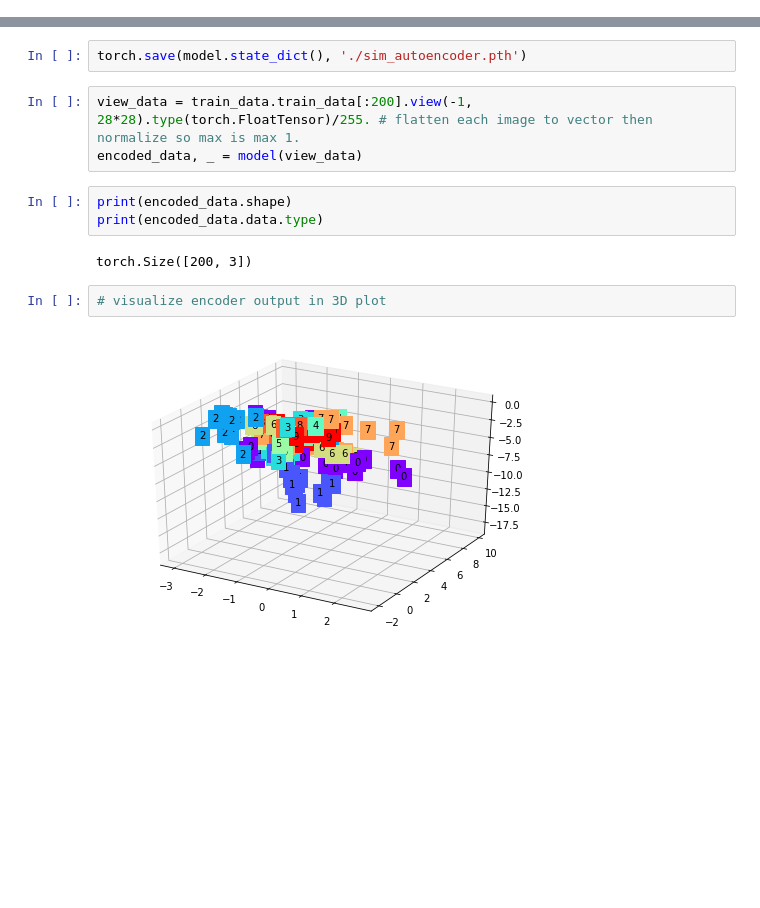
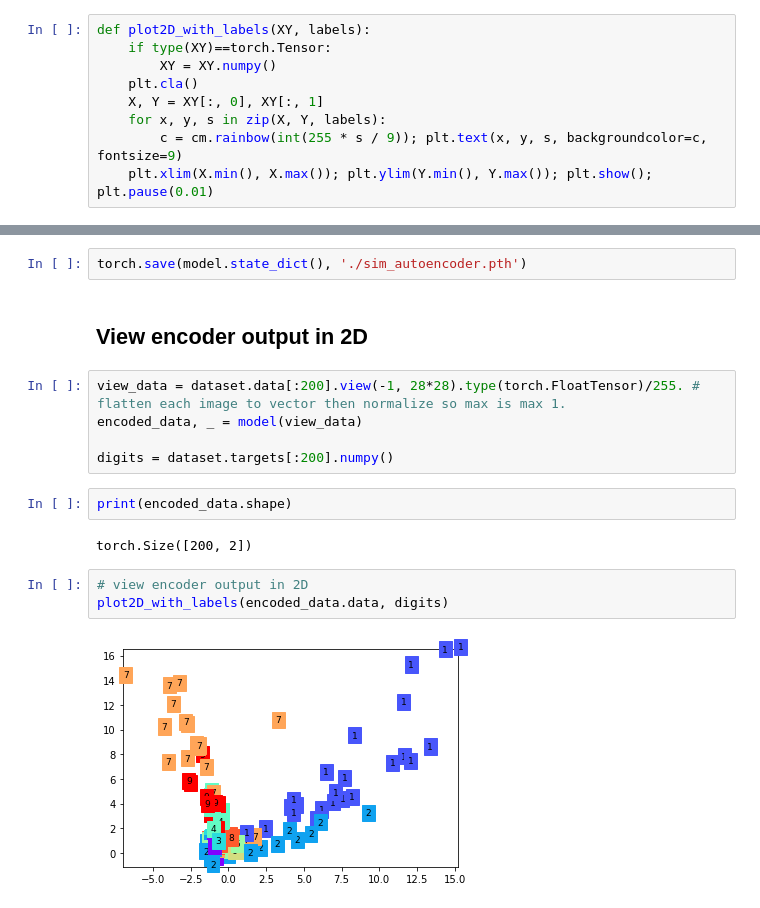
Before and after one commit to vivian-wong/meltpool-clustering, a Jupyter notebook: 08-AutoEncoder/autoencoders.ipynb, the cells around one changed output, grey strips where cells are left out. Saved outputs shown, nothing was run; the diff lists cells and outputs as text; blank space fills up the shorter version.

```diff
--- a/08-AutoEncoder/autoencoders.ipynb
+++ b/08-AutoEncoder/autoencoders.ipynb
@@ -73,3 +76,12 @@ class autoencoder(nn.Module):
         return encoded, decoded
 # %% [output]
 using device: cpu
+# %%
+def plot2D_with_labels(XY, labels):
+    if type(XY)==torch.Tensor:
+        XY = XY.numpy()
+    plt.cla()
+    X, Y = XY[:, 0], XY[:, 1]
+    for x, y, s in zip(X, Y, labels):
+        c = cm.rainbow(int(255 * s / 9)); plt.text(x, y, s, backgroundcolor=c, fontsize=9)
+    plt.xlim(X.min(), X.max()); plt.ylim(Y.min(), Y.max()); plt.show(); plt.pause(0.01)
@@ -119,14 +143,18 @@ epoch [16/30], loss:0.1605
 # %%
 torch.save(model.state_dict(), './sim_autoencoder.pth')
+# %% [markdown]
+## View encoder output in 2D
 # %%
-view_data = train_data.train_data[:200].view(-1, 28*28).type(torch.FloatTensor)/255. # flatten each image to vector then normalize so max is max 1.
+view_data = dataset.data[:200].view(-1, 28*28).type(torch.FloatTensor)/255. # flatten each image to vector then normalize so max is max 1.
 encoded_data, _ = model(view_data)
+
+digits = dataset.targets[:200].numpy()
 # %%
 print(encoded_data.shape)
-print(encoded_data.data.type)
 # %% [output]
-torch.Size([200, 3])
+torch.Size([200, 2])
 # %%
-# visualize encoder output in 3D plot
+# view encoder output in 2D
+plot2D_with_labels(encoded_data.data, digits)
 # %% [output]
-[figure, old version]
+[figure, new version]
```
Also changed, not shown: parts of 12 cells of this notebook, 1 other file.
